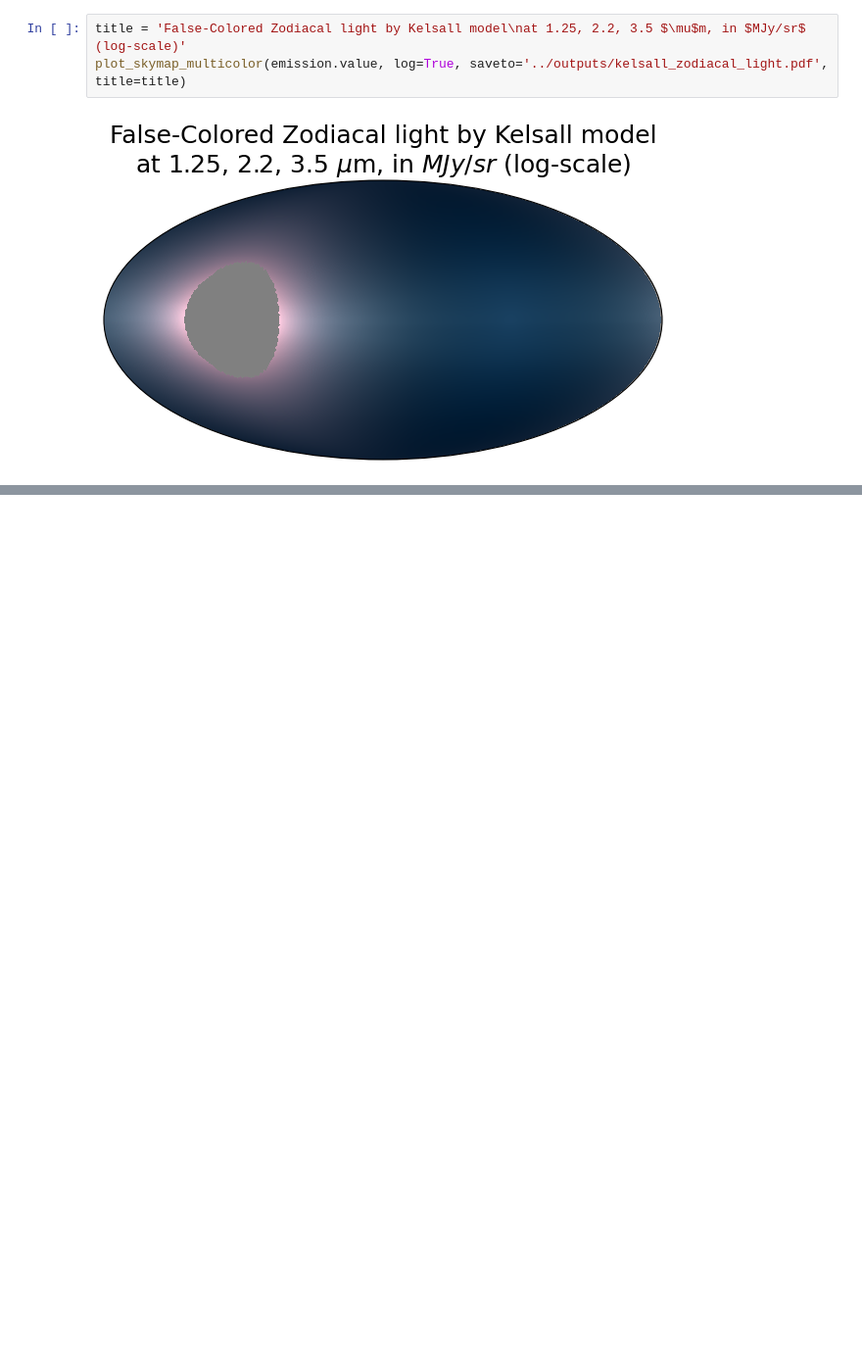
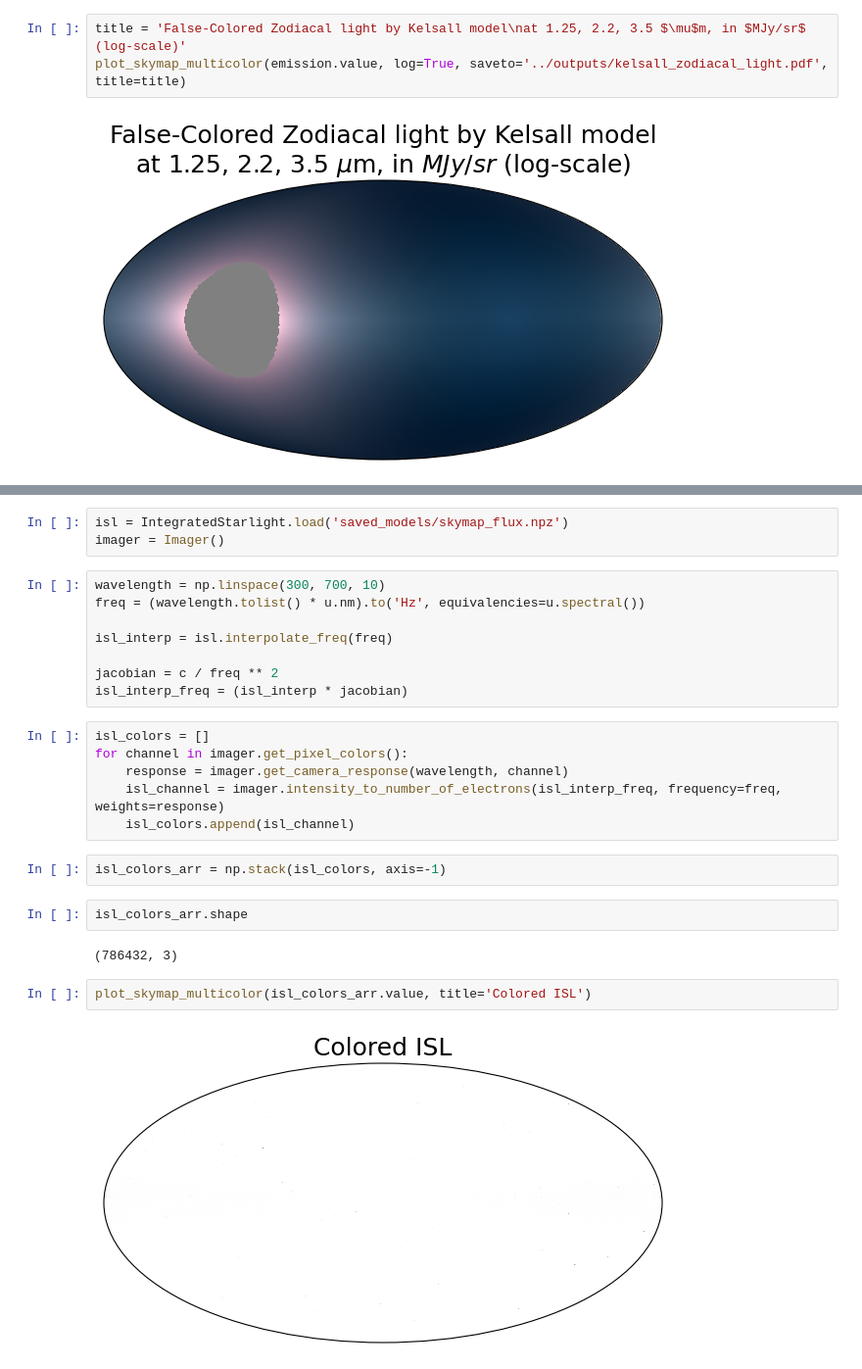
Before and after one commit to oravitan/zodiacal-polarized, a Jupyter notebook: notebooks/create_zodiacal_images.ipynb, the cells around one changed output, grey strips where cells are left out. Shown: that part at 98% size. Cells and saved outputs as stored; diff of their text form; blank space fills up the shorter version.

```diff
--- a/notebooks/create_zodiacal_images.ipynb
+++ b/notebooks/create_zodiacal_images.ipynb
@@ -154,0 +149,27 @@ plt.show()
+# %%
+isl = IntegratedStarlight.load('saved_models/skymap_flux.npz')
+imager = Imager()
+# %%
+wavelength = np.linspace(300, 700, 10)
+freq = (wavelength.tolist() * u.nm).to('Hz', equivalencies=u.spectral())
+
+isl_interp = isl.interpolate_freq(freq)
+
+jacobian = c / freq ** 2
+isl_interp_freq = (isl_interp * jacobian)
+# %%
+isl_colors = []
+for channel in imager.get_pixel_colors():
+    response = imager.get_camera_response(wavelength, channel)
+    isl_channel = imager.intensity_to_number_of_electrons(isl_interp_freq, frequency=freq, weights=response)
+    isl_colors.append(isl_channel)
+# %%
+isl_colors_arr = np.stack(isl_colors, axis=-1)
+# %%
+isl_colors_arr.shape
+# %% [output]
+(786432, 3)
+# %%
+plot_skymap_multicolor(isl_colors_arr.value, title='Colored ISL')
+# %% [output]
+[figure, added]
```
Also changed, not shown: parts of 8 cells of this notebook, 11 other files.
